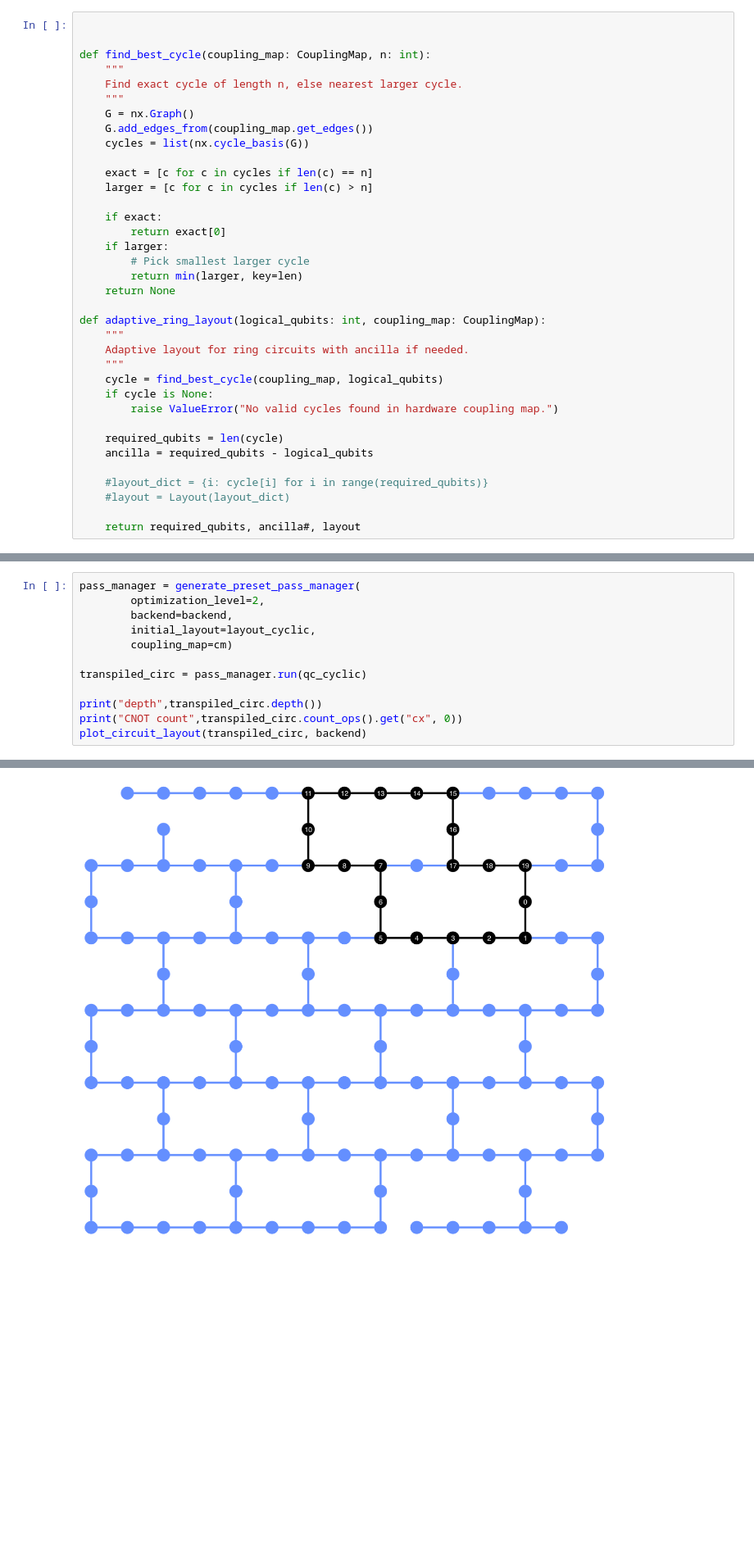
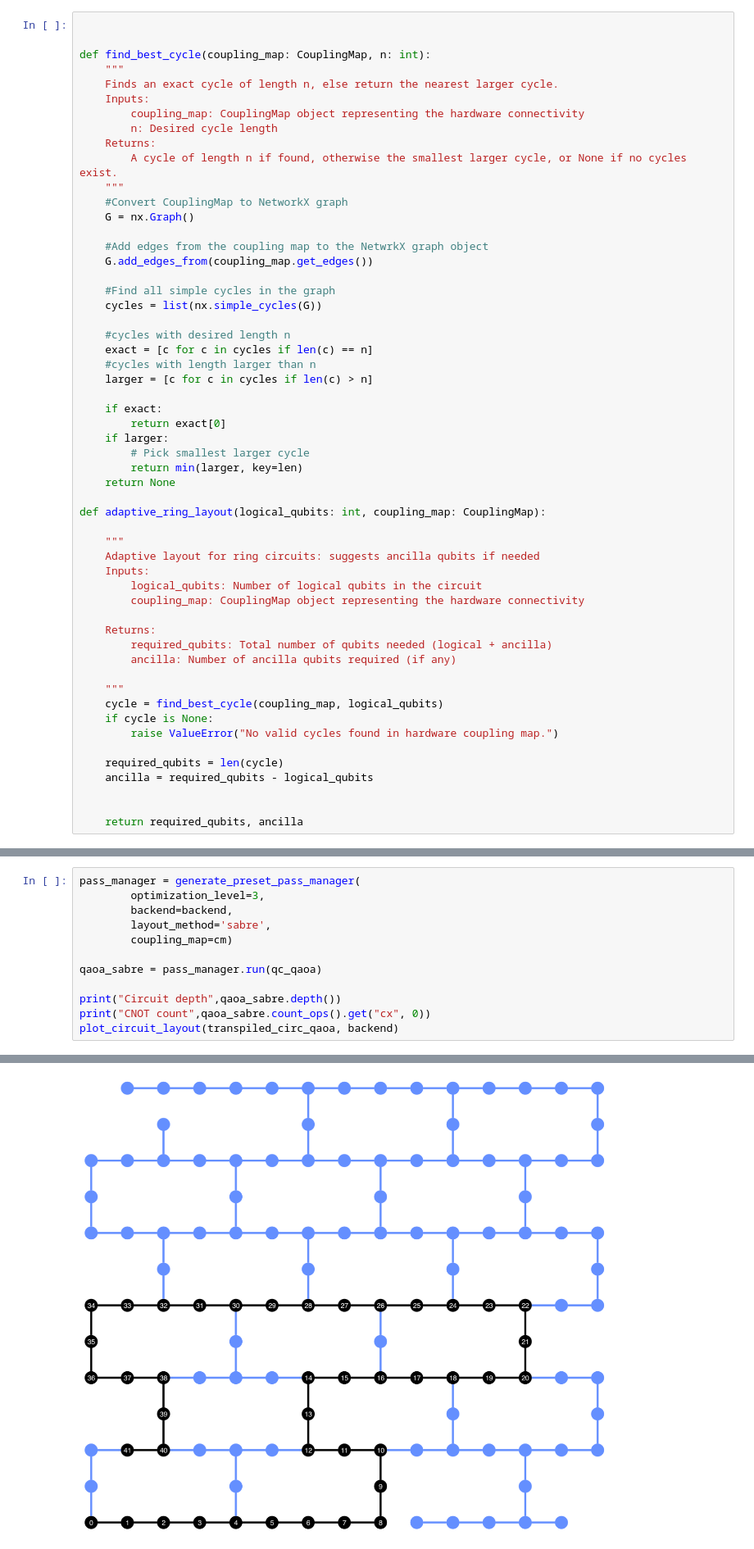
Before and after one commit to rohansrikumar/IBM-qiskit-hackathon-WoQ-2025, a Jupyter notebook: adaptive cyclic layout map.ipynb, the cells around one changed output, grey strips where cells are left out. Shown: that part at 82% size. Cells and saved outputs as stored; diff of their text form; blank space fills up the shorter version.

```diff
--- a/adaptive cyclic layout map.ipynb
+++ b/adaptive cyclic layout map.ipynb
@@ -55,13 +98,25 @@ Here we try to find the best cyclic subgraph that can represent our circuit
 
 def find_best_cycle(coupling_map: CouplingMap, n: int):
     """
-    Find exact cycle of length n, else nearest larger cycle.
+    Finds an exact cycle of length n, else return the nearest larger cycle.
+    Inputs:
+        coupling_map: CouplingMap object representing the hardware connectivity
+        n: Desired cycle length
+    Returns:
+        A cycle of length n if found, otherwise the smallest larger cycle, or None if no cycles exist.
     """
+    #Convert CouplingMap to NetworkX graph
     G = nx.Graph()
+
+    #Add edges from the coupling map to the NetwrkX graph object
     G.add_edges_from(coupling_map.get_edges())
-    cycles = list(nx.cycle_basis(G))
 
+    #Find all simple cycles in the graph
+    cycles = list(nx.simple_cycles(G))
+
+    #cycles with desired length n
     exact = [c for c in cycles if len(c) == n]
+    #cycles with length larger than n
     larger = [c for c in cycles if len(c) > n]
 
     if exact:
@@ -72,8 +127,17 @@ def find_best_cycle(coupling_map: CouplingMap, n: int):
     return None
 
 def adaptive_ring_layout(logical_qubits: int, coupling_map: CouplingMap):
+
     """
-    Adaptive layout for ring circuits with ancilla if needed.
+    Adaptive layout for ring circuits: suggests ancilla qubits if needed
+    Inputs:
+        logical_qubits: Number of logical qubits in the circuit
+        coupling_map: CouplingMap object representing the hardware connectivity
+
+    Returns:
+        required_qubits: Total number of qubits needed (logical + ancilla)
+        ancilla: Number of ancilla qubits required (if any)
+
     """
     cycle = find_best_cycle(coupling_map, logical_qubits)
     if cycle is None:
@@ -82,10 +146,8 @@ def adaptive_ring_layout(logical_qubits: int, coupling_map: CouplingMap):
     required_qubits = len(cycle)
     ancilla = required_qubits - logical_qubits
 
-    #layout_dict = {i: cycle[i] for i in range(required_qubits)}
-    #layout = Layout(layout_dict)
 
-    return required_qubits, ancilla#, layout
+    return required_qubits, ancilla
 # %% [markdown]
 For each hardware backen, exact cyclic sub-graphs can be made only for certain qubit numbers.
 
@@ -112,13 +290,13 @@ Logical qubits: 16, Total needed: 20, Ancilla: 4
 # %%
 pass_manager = generate_preset_pass_manager(
-        optimization_level=2,
+        optimization_level=3,
         backend=backend,
-        initial_layout=layout_cyclic,
+        layout_method='sabre',
         coupling_map=cm)
 
-transpiled_circ = pass_manager.run(qc_cyclic)
+qaoa_sabre = pass_manager.run(qc_qaoa)
 
-print("depth",transpiled_circ.depth())
-print("CNOT count",transpiled_circ.count_ops().get("cx", 0))
-plot_circuit_layout(transpiled_circ, backend)
+print("Circuit depth",qaoa_sabre.depth())
+print("CNOT count",qaoa_sabre.count_ops().get("cx", 0))
+plot_circuit_layout(transpiled_circ_qaoa, backend)
 # %% [output]
@@ -127 +305 @@ CNOT count 20
-[figure, old version]
+[figure, new version]
```
Also changed, not shown: parts of 19 cells of this notebook.
